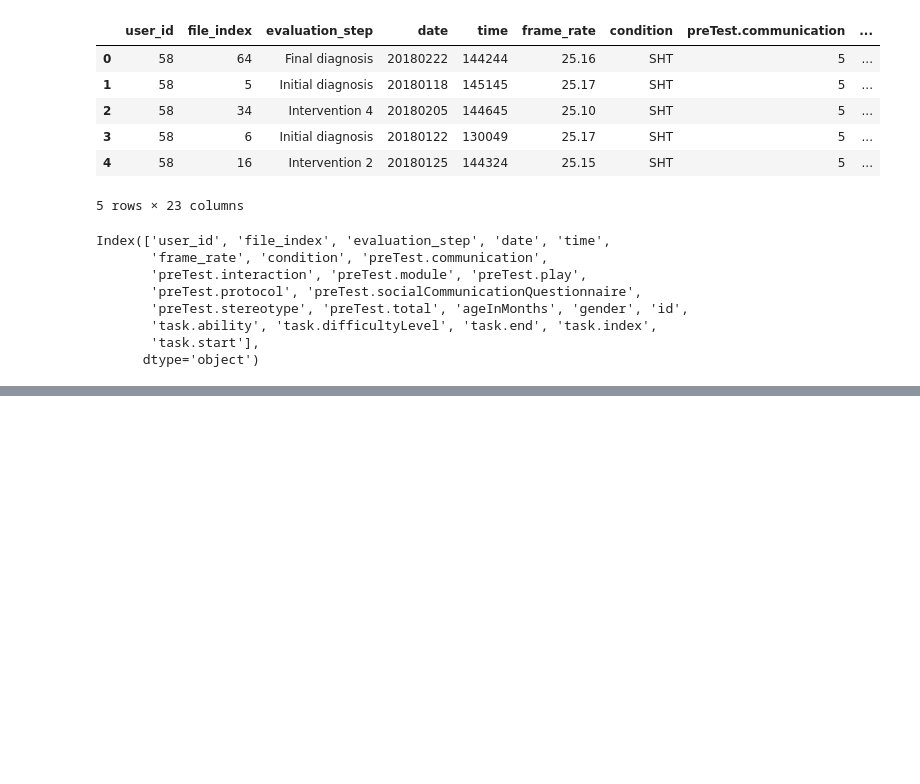
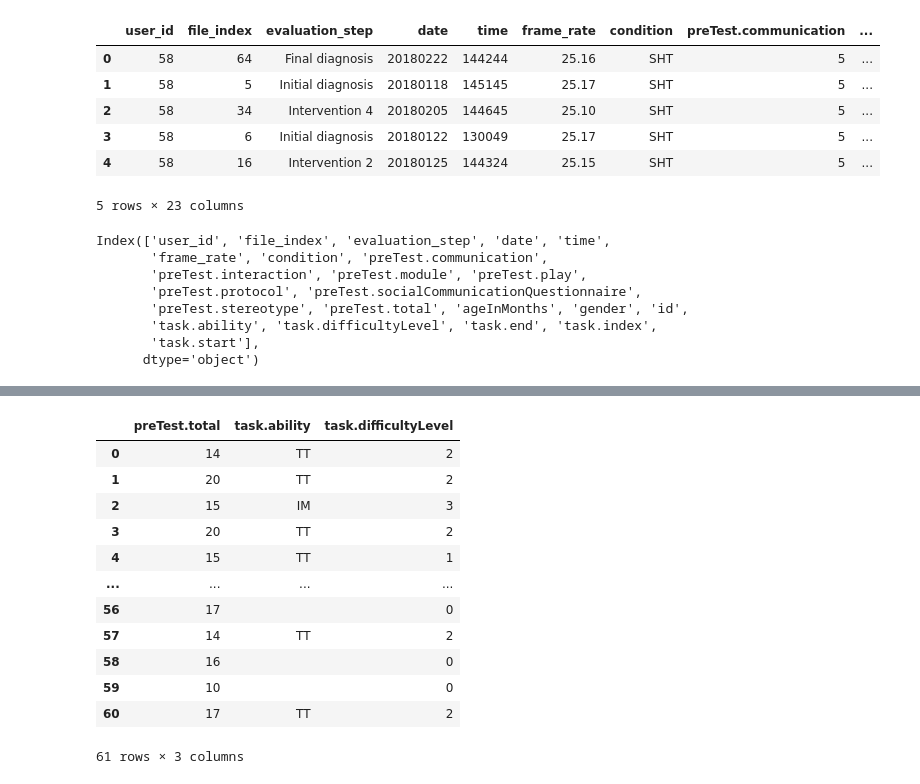
Before and after one commit to clawall/siads-593, a Jupyter notebook: notebooks/02_dream_dataset_analysis.ipynb, the cells around one changed output, grey strips where cells are left out. Saved outputs shown, nothing was run; the diff lists cells and outputs as text; code cells hidden in the pictures; blank space fills up the shorter version.

```diff
--- a/notebooks/02_dream_dataset_analysis.ipynb
+++ b/notebooks/02_dream_dataset_analysis.ipynb
@@ -113,0 +162,24 @@ alt.Chart(dream_df[(dream_df['task.end'] > 0) & (dream_df['file_index'] < 70)]).
+# %%
+# Group the dataframe by 'user_id' and get the index of the row with the highest 'task.end'
+user_index_of_max_task_end = dream_df.groupby('user_id')['file_index'].idxmax()
+
+# Return a Dataframe with the initial task evaluation for each user
+final_task_per_user_df = dream_df.loc[user_index_of_max_task_end, ['preTest.total', 'task.ability', 'task.difficultyLevel']].reset_index()#.set_index(['preTest.total', 'task.ability'])
+
+del final_task_per_user_df['index']
+
+final_task_per_user_df
+# %% [output]
+|  | preTest.total | task.ability | task.difficultyLevel |
+| 0 | 14 | TT | 2 |
+| 1 | 20 | TT | 2 |
+| 2 | 15 | IM | 3 |
+| 3 | 20 | TT | 2 |
+| 4 | 15 | TT | 1 |
+| ... | ... | ... | ... |
+| 56 | 17 |  | 0 |
+| 57 | 14 | TT | 2 |
+| 58 | 16 |  | 0 |
+| 59 | 10 |  | 0 |
+| 60 | 17 | TT | 2 |
+61 rows × 3 columns
```
Also changed, not shown: parts of 15 cells of this notebook, 2 other files.
